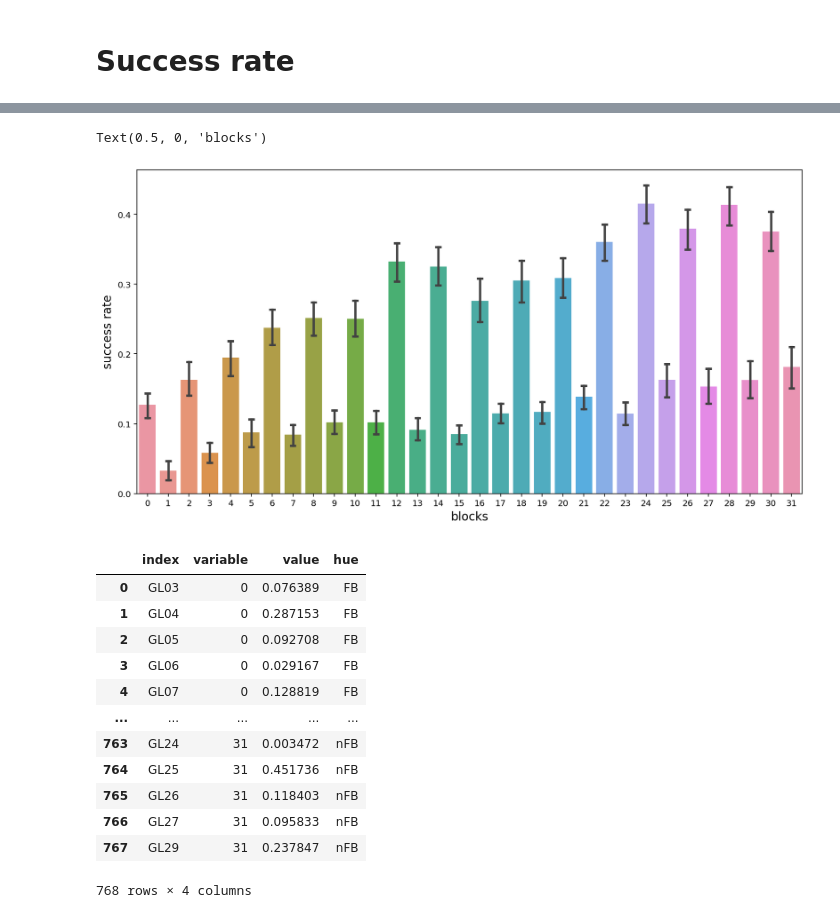
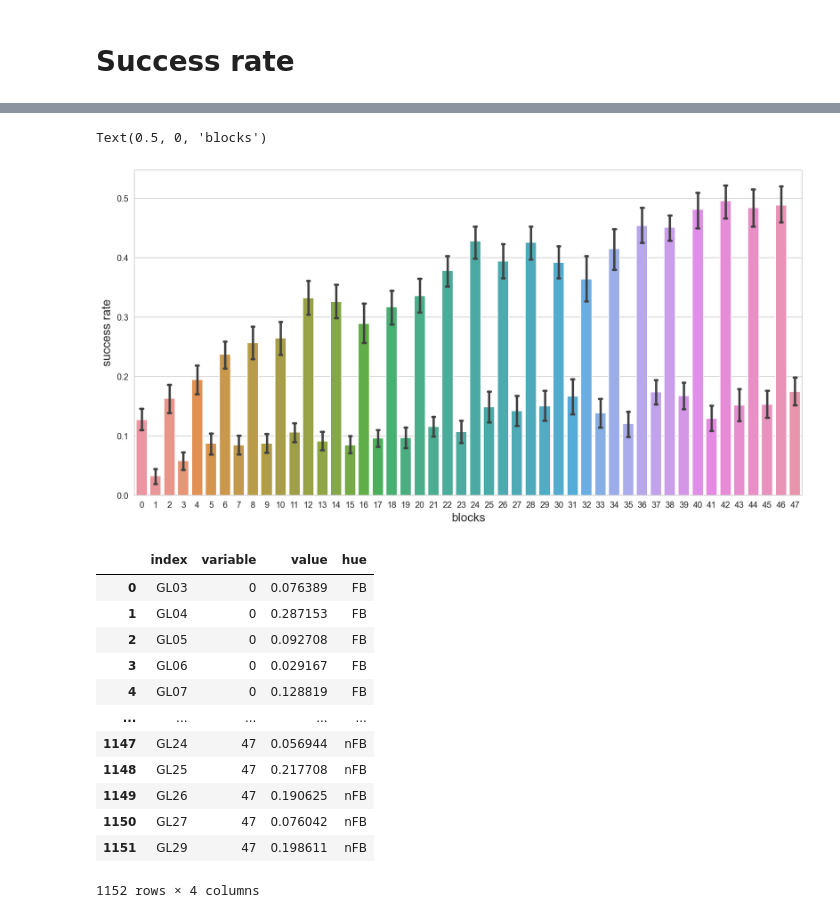
Before and after one commit to psb629/labs, a Jupyter notebook: GL/scripts/Behavior_analysis.ipynb, the cells around one changed output, grey strips where cells are left out. Drawn from its saved outputs; the diff is of its cells as text; code cells hidden in the pictures.

Commit message:
Error fixed (1run = 12trial*8block -> 12trial*12block) & calculated ppi correlation

```diff
--- a/GL/scripts/Behavior_analysis.ipynb
+++ b/GL/scripts/Behavior_analysis.ipynb
@@ -39,2 +32,10 @@ trials = ['t01','t02','t03','t04','t05','t06','t07','t08','t09','t10','t11','t12
+# %%
+sigma_1 = 0.682689492137
+sigma_2 = 0.954499736104
+sigma_3 = 0.997300203937
+sec_per_trial = 4  ## time spend(second) in each trial
+ntrial = 12
+nblock = 12
+tt = 12*4 # total number of blocks = 12 blocks/run * 4 runs
 # %%
 def convert_ID(ID):
@@ -124,10 +119,10 @@ def gr4allXY(run):
 # %% [markdown]
 # Success rate
 # %%
-tt = 4*8 # total number of blocks (nrun * nblock)
 rew = {}
 for nn in subj_list:
     subj = 'GL' + nn
     behav_datum = behav_dir + '/%s-fmri.mat' %subj
     rew[subj] = calc_mrew(behav_datum)
+    print(subj, end='\r')
 # %% [output]
@@ -152,12 +131,12 @@ Matched...
 df = pd.DataFrame()
 for nn in subj_list:
     subj = 'GL' + nn
-    for i in range(tt):
-        df.loc[subj,i] = rew[subj][i]
+    for i,r in enumerate(rew[subj]):
+        df.loc[subj,i] = r
 
 sum_even = 0;
 sum_odd = 0;
-for i in df.columns:
+for i in range(tt):
     if i % 2 == 0:
         sum_even += df[i]
     else:
@@ -165,7 +144,9 @@ for i in df.columns:
 df['FB'] = sum_even
 df['nFB'] = sum_odd
 df['diff'] = df['FB'] - df['nFB']
-df.to_csv('./AspectRatio_diff.txt', columns=['diff'], header=None, index=None)
+df.to_csv('./RewardRate_FB.txt', columns=['FB'], header=None, index=None)
+df.to_csv('./RewardRate_nFB.txt', columns=['nFB'], header=None, index=None)
+df.to_csv('./RewardRate_diff.txt', columns=['diff'], header=None, index=None)
 df
 # %% [output]
 |  | 0 | 1 | 2 | 3 | 4 | 5 | 6 | 7 | 8 | 9 | ... | ... |
@@ -189,14 +170,15 @@ df
 # %%
 plt.figure(figsize=(14, 7))
+sns.set_style('whitegrid')
 sns.barplot(data=df[range(tt)], ci=100*sigma_1, capsize=.2)
 plt.ylabel('success rate', size=14)
 plt.xlabel('blocks', size=14)
 # %% [output]
 Text(0.5, 0, 'blocks')
-[figure, old version]
+[figure, new version]
 # %%
 ## wide to long
-dk = df.reset_index().melt(id_vars='index' ,value_vars=df.columns[:32])
+dk = df.reset_index().melt(id_vars='index' ,value_vars=df.columns[:tt])
 dk['hue'] = ['FB' if (col%2==0) else 'nFB' for col in dk['variable']]
 dk
 # %% [output]
@@ -207,12 +189,12 @@ dk
 | 3 | GL06 | 0 | 0.029167 | FB |
 | 4 | GL07 | 0 | 0.128819 | FB |
 | ... | ... | ... | ... | ... |
-| 763 | GL24 | 31 | 0.003472 | nFB |
-| 764 | GL25 | 31 | 0.451736 | nFB |
-| 765 | GL26 | 31 | 0.118403 | nFB |
-| 766 | GL27 | 31 | 0.095833 | nFB |
-| 767 | GL29 | 31 | 0.237847 | nFB |
+| 1147 | GL24 | 47 | 0.056944 | nFB |
+| 1148 | GL25 | 47 | 0.217708 | nFB |
+| 1149 | GL26 | 47 | 0.190625 | nFB |
+| 1150 | GL27 | 47 | 0.076042 | nFB |
+| 1151 | GL29 | 47 | 0.198611 | nFB |
-768 rows × 4 columns
+1152 rows × 4 columns
 # %%
 fig, ax = plt.subplots()
 fig.set_size_inches(30, 24)
```
Also changed, not shown: parts of 8 cells of this notebook, 7 other files.
